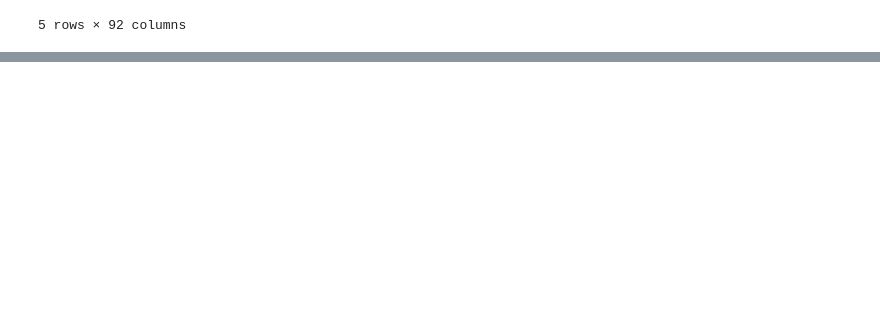
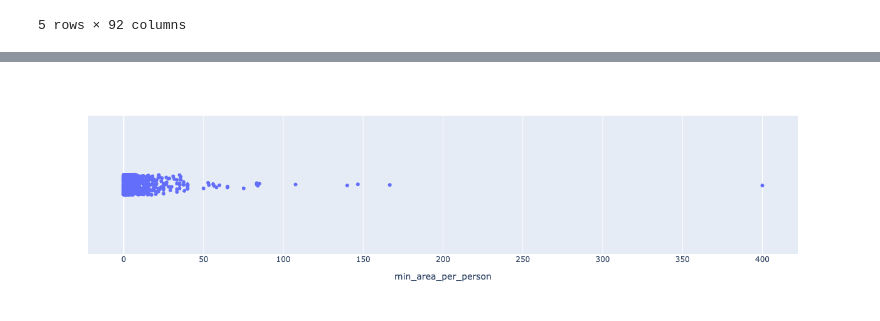
Before and after one commit to rhart-rup/London-Venue-Hire-Price-Prediction, a Jupyter notebook: data_cleaning/tag_data_clean.ipynb, the cells around one changed output, grey strips where cells are left out. Drawn from its saved outputs; the diff is of its cells as text; code cells hidden in the pictures; blank space fills up the shorter version.

```diff
--- a/data_cleaning/tag_data_clean.ipynb
+++ b/data_cleaning/tag_data_clean.ipynb
@@ -292,0 +449,8 @@ alreadsy checked bl;ah blah balh, not going to do it again...
+# %%
+min_area_per_person = venues.area_in_m2 / venues.max_seated_or_standing
+venues.insert(12, 'min_area_per_person', min_area_per_person)
+
+fig = px.strip(venues, x = 'min_area_per_person')
+fig.show()
+# %% [output]
+[figure, added]
```
Also changed, not shown: parts of 42 cells of this notebook.
